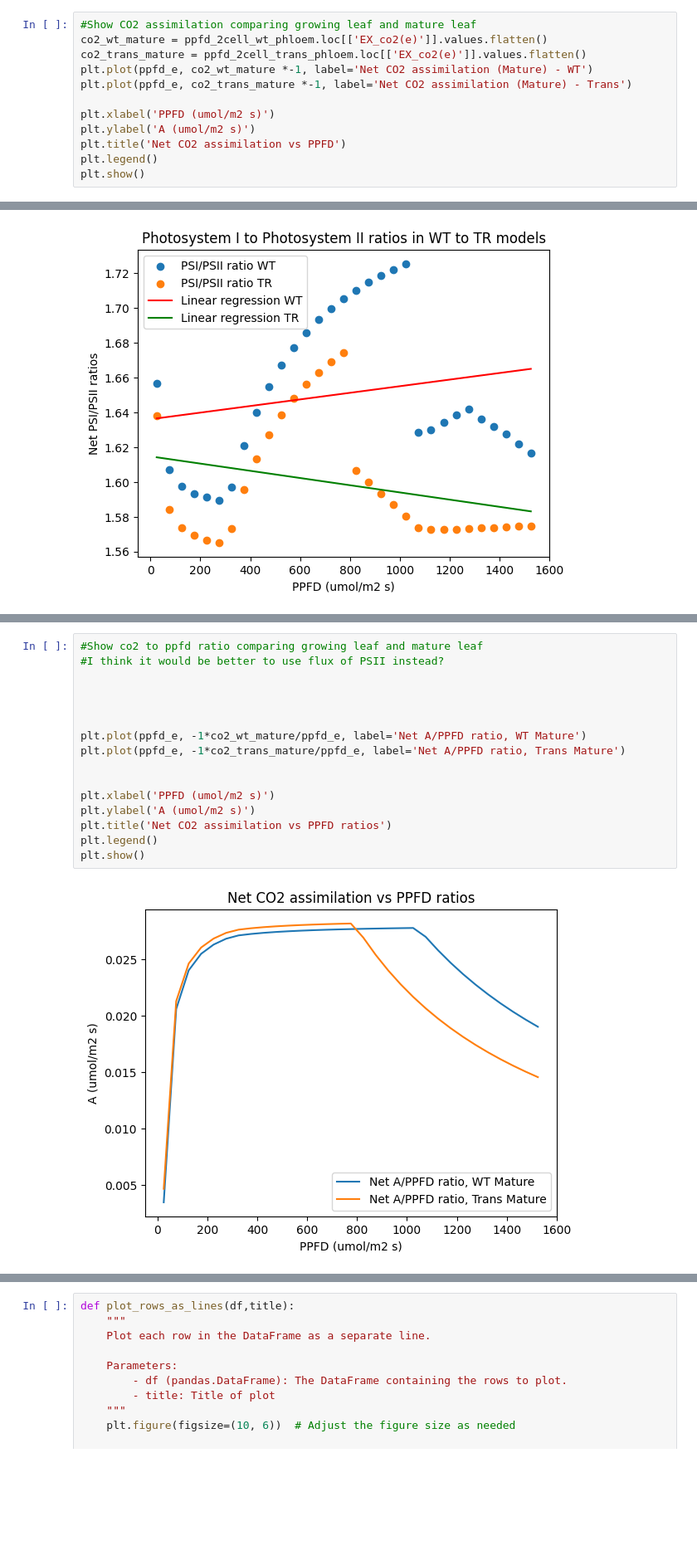
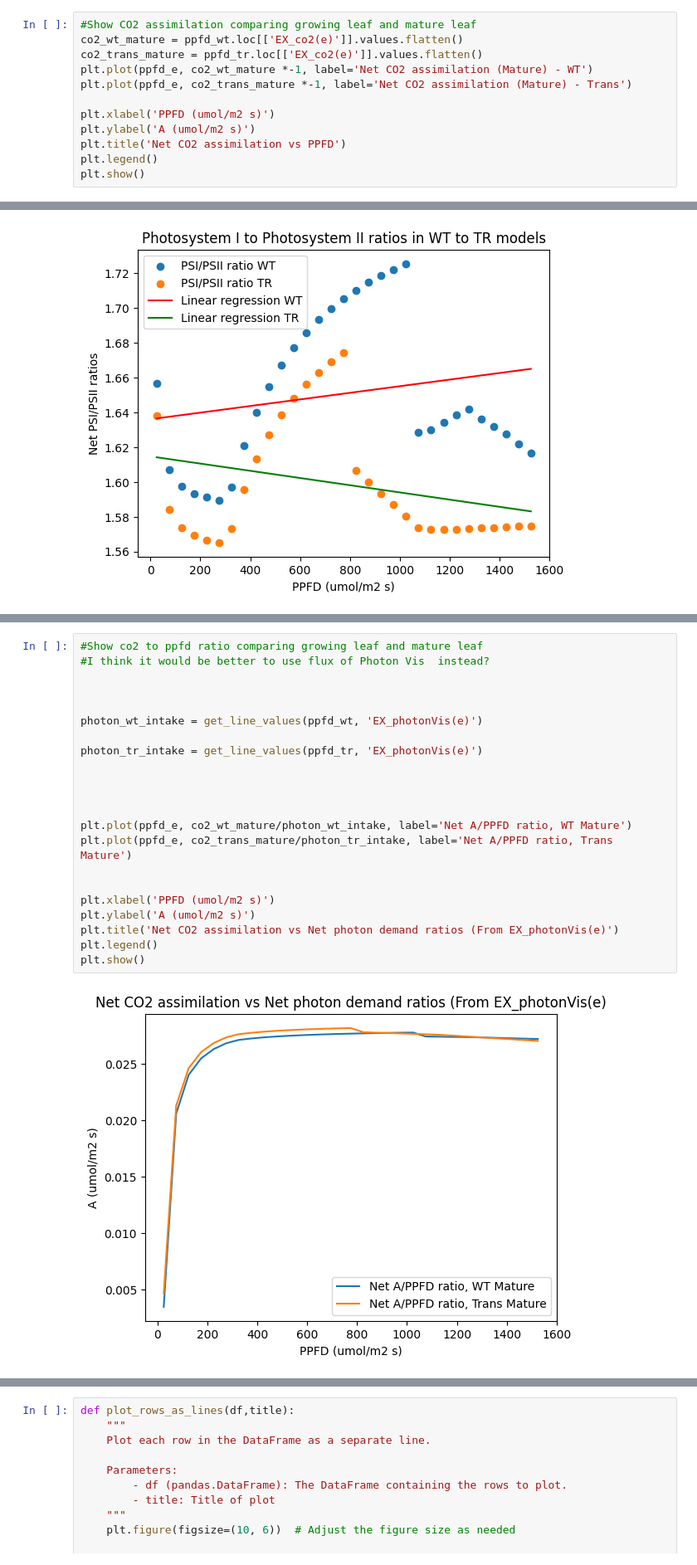
Before and after one commit to rtsantos3/RiceMM, a Jupyter notebook: Scripts/model_visualization/Analysis of light-related reactions.ipynb, the cells around one changed output, grey strips where cells are left out. Shown at 83% size. Saved outputs shown, nothing was run; the diff lists cells and outputs as text; blank space fills up the shorter version.

```diff
--- a/Scripts/model_visualization/Analysis of light-related reactions.ipynb
+++ b/Scripts/model_visualization/Analysis of light-related reactions.ipynb
@@ -677,8 +672,8 @@ plt.show()
 [figure]
 # %%
 #Show CO2 assimilation comparing growing leaf and mature leaf
-co2_wt_mature = ppfd_2cell_wt_phloem.loc[['EX_co2(e)']].values.flatten()
-co2_trans_mature = ppfd_2cell_trans_phloem.loc[['EX_co2(e)']].values.flatten()
+co2_wt_mature = ppfd_wt.loc[['EX_co2(e)']].values.flatten()
+co2_trans_mature = ppfd_tr.loc[['EX_co2(e)']].values.flatten()
 plt.plot(ppfd_e, co2_wt_mature *-1, label='Net CO2 assimilation (Mature) - WT')
 plt.plot(ppfd_e, co2_trans_mature *-1, label='Net CO2 assimilation (Mature) - Trans')
 
@@ -754,21 +806,27 @@ plt.show()
 # %%
 #Show co2 to ppfd ratio comparing growing leaf and mature leaf
-#I think it would be better to use flux of PSII instead?
+#I think it would be better to use flux of Photon Vis  instead?
+
+
+
+photon_wt_intake = get_line_values(ppfd_wt, 'EX_photonVis(e)')
+
+photon_tr_intake = get_line_values(ppfd_tr, 'EX_photonVis(e)')
 
 
 
 
-plt.plot(ppfd_e, -1*co2_wt_mature/ppfd_e, label='Net A/PPFD ratio, WT Mature')
-plt.plot(ppfd_e, -1*co2_trans_mature/ppfd_e, label='Net A/PPFD ratio, Trans Mature')
+plt.plot(ppfd_e, co2_wt_mature/photon_wt_intake, label='Net A/PPFD ratio, WT Mature')
+plt.plot(ppfd_e, co2_trans_mature/photon_tr_intake, label='Net A/PPFD ratio, Trans Mature')
 
 
 plt.xlabel('PPFD (umol/m2 s)')
 plt.ylabel('A (umol/m2 s)')
-plt.title('Net CO2 assimilation vs PPFD ratios')
+plt.title('Net CO2 assimilation vs Net photon demand ratios (From EX_photonVis(e)')
 plt.legend()
 plt.show()
 # %% [output]
-[figure, old version]
+[figure, new version]
 # %%
 #A vs PSII flux
 
```
Also changed, not shown: parts of 19 cells of this notebook, 48 other files.
